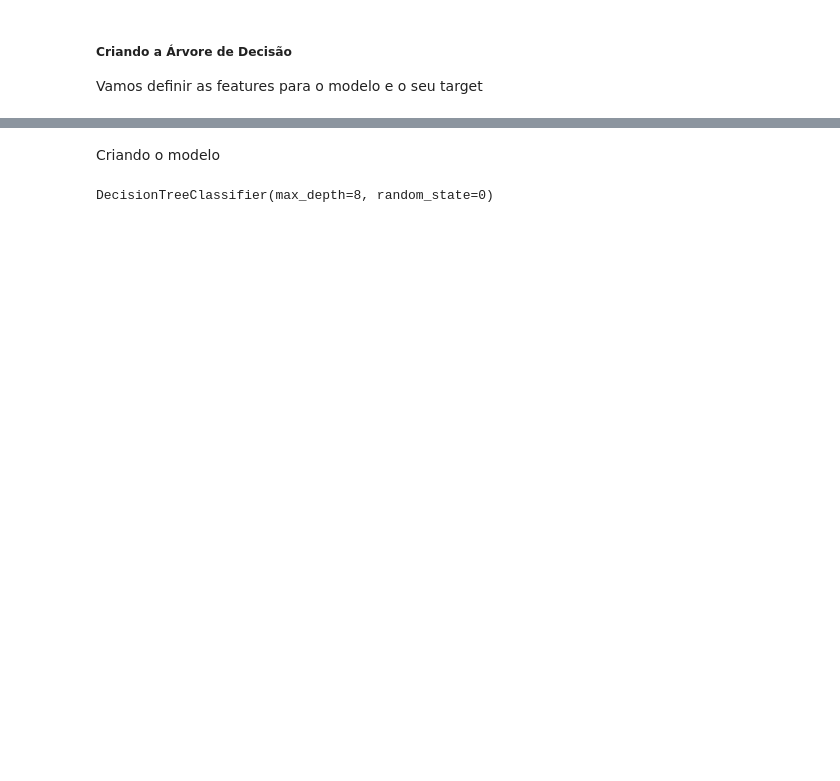
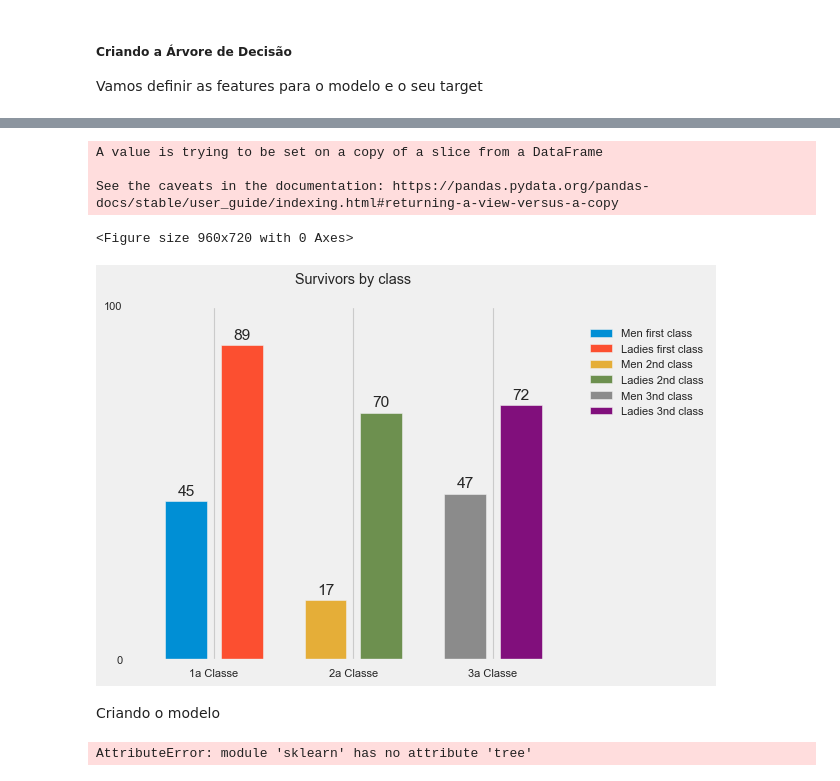
Before and after one commit to ahpqmiranda/dasboards, a Jupyter notebook: data/titanic decision tree/titanic decision tree.ipynb, the cells around one changed output, grey strips where cells are left out. Saved outputs shown, nothing was run; the diff lists cells and outputs as text; code cells hidden in the pictures; blank space fills up the shorter version.

Commit message:
titanic decision tree.ipynb atualização: 3 gráficos prontos

```diff
--- a/data/titanic decision tree/titanic decision tree.ipynb
+++ b/data/titanic decision tree/titanic decision tree.ipynb
@@ -148,9 +184,52 @@ survived
+# %%
+
+
+survived_vs_class = new_data_train[['Pclass', 'Survived', 'Sex_male', 'Sex_female']]
+# %%
+survives = survived_vs_class[(survived_vs_class.Survived > 0)]
+survives.drop(['Survived'], axis=1, inplace=True)
+labels = ['1a Classe', '2a Classe', '3a Classe']
+plt.figure(figsize=(12, 9))
+width = 0.15
+x = np.arange(1)
+fig, ax = plt.subplots()
+c1 = ax.bar(x -0.60, len(survives[(survives.Pclass == 1) & (survives.Sex_male == 1)]), width, label='Men first class')
+c2 = ax.bar(x -0.40, len(survives[(survives.Pclass == 1) & (survives.Sex_female == 1)]), width, label='Ladies first class')
+c3 = ax.bar(x - 0.10, len(survives[(survives.Pclass == 2) & (survives.Sex_male == 1)]), width, label='Men 2nd class')
+c4 = ax.bar(x + 0.10, len(survives[(survives.Pclass == 2) & (survives.Sex_female == 1)]), width, label='Ladies 2nd class')
+c5 = ax.bar(x + 0.40, len(survives[(survives.Pclass == 3) & (survives.Sex_male == 1)]), width, label='Men 3nd class')
+c6 = ax.bar(x+ 0.60, len(survives[(survives.Pclass == 3) & (survives.Sex_female == 1)]), width, label='Ladies 3nd class')
+
+
+
+ax.legend(bbox_to_anchor=(1.02, 0.95), loc=2, borderaxespad=0.)
+ax.set_title('Survivors by class', y=1.05, size=13)
+ax.set_xticks([-0.50, 0, 0.50], labels=labels)
+ax.set_yticks([0, 100])
+
+ax.bar_label(c1, padding=3)
+ax.bar_label(c2, padding=3)
+ax.bar_label(c3, padding=3)
+ax.bar_label(c4, padding=3)
+ax.bar_label(c5, padding=3)
+ax.bar_label(c6, padding=3)
+fig.tight_layout()
+plt.show()
+# %% [output]
+A value is trying to be set on a copy of a slice from a DataFrame
+
+See the caveats in the documentation: https://pandas.pydata.org/pandas-docs/stable/user_guide/indexing.html#returning-a-view-versus-a-copy
+<Figure size 960x720 with 0 Axes>
+[figure, added]
 # %% [markdown]
 Criando o modelo
 # %%
+Y = new_data_train['Survived']
+X = new_data_train.drop(['Survived'], axis=1)
+
 tree = skt.tree.DecisionTreeClassifier(max_depth=8, random_state=0)
 tree.fit(X, Y)
 # %% [output]
-DecisionTreeClassifier(max_depth=8, random_state=0)
+AttributeError: module 'sklearn' has no attribute 'tree'
 # %%
 tree.score(X, Y)
```
Also changed, not shown: parts of 9 cells of this notebook.
